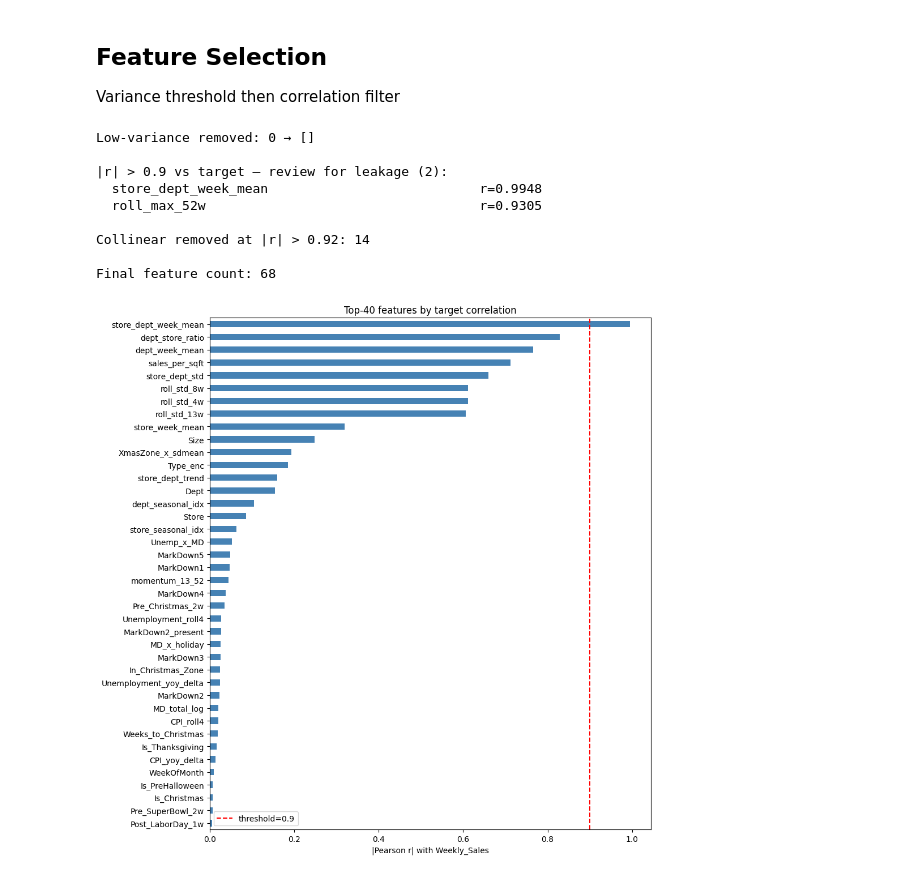
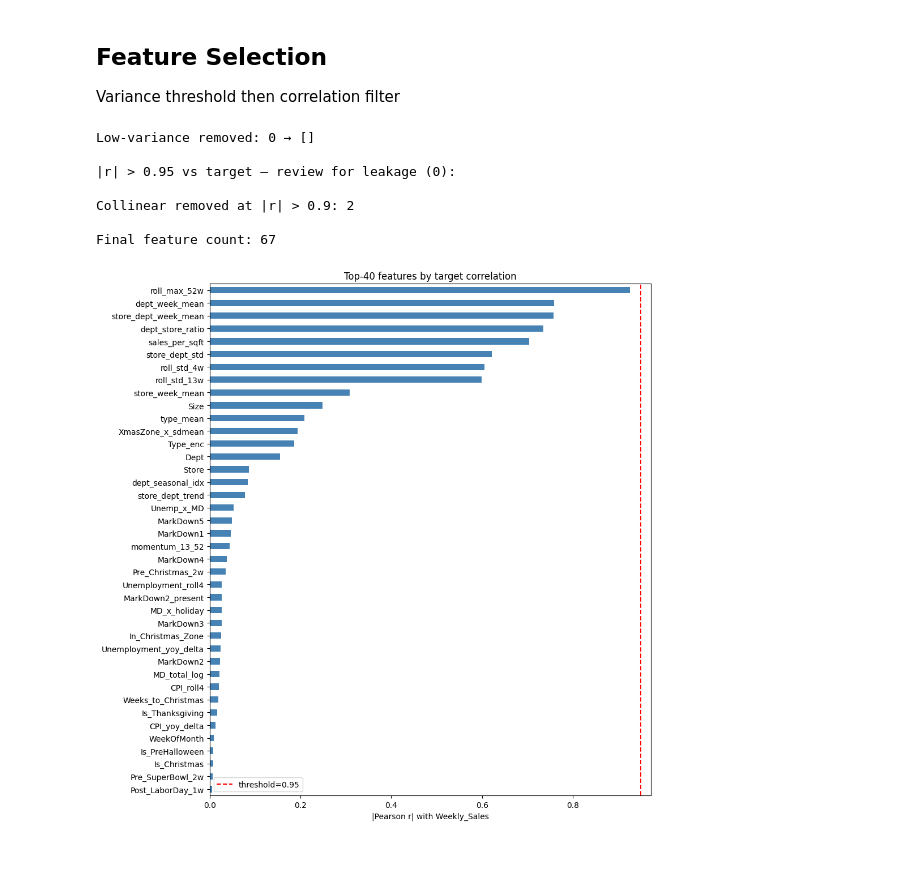
Before and after one commit to nikaduri/ml-store-sales-forecasting, a Jupyter notebook: feature-engineering.ipynb, the cells around one changed output. Cells and saved outputs as stored; diff of their text form; code cells hidden in the pictures.

```diff
--- a/feature-engineering.ipynb
+++ b/feature-engineering.ipynb
@@ -434,22 +441,22 @@ Seasonal profile done.
 # %% [markdown]
 ## Trend Features
 # %%
-def compute_slope(series):
-    y = series.dropna().values
-    if len(y) < 3:
-        return 0.0
-    x = np.arange(len(y), dtype=float)
-    xm, ym = x.mean(), y.mean()
-    num = ((x - xm) * (y - ym)).sum()
-    den = ((x - xm) ** 2).sum()
-    return num / den if den != 0 else 0.0
+def rolling_slope(series, window=52):
+    # Compute slope on a rolling window using pandas
+    def slope(y):
+        if len(y) < 3: return 0.0
+        x = np.arange(len(y), dtype=float)
+        xm, ym = x.mean(), y.mean()
+        den = ((x - xm) ** 2).sum()
+        if den == 0: return 0.0
+        return ((x - xm) * (y - ym)).sum() / den
 
-slope_map = (
-    tr_df.groupby(['Store','Dept'])['Weekly_Sales']
-    .apply(compute_slope)
-    .rename('store_dept_trend')
-)
-df = df.join(slope_map, on=['Store','Dept'])
+    return series.rolling(window, min_periods=3).apply(slope, raw=True)
+
+# Compute shifted rolling trend per store/dept
+df['store_dept_trend'] = df.groupby(['Store', 'Dept'])['Weekly_Sales'].transform(lambda x: rolling_slope(x.shift(1)))
+# Fill initial NaNs with 0 (no trend)
+df['store_dept_trend'] = df['store_dept_trend'].fillna(0.0)
 df['store_dept_trend_norm'] = df['store_dept_trend'] / (df['store_dept_mean'] + 1e-8)
 
 print("Trend features done.")
@@ -579,10 +586,12 @@ lag_roll_cols = [c for c in FILL_COLS
                  if c.startswith('lag_') or c.startswith('roll_') or 'yoy' in c or 'momentum' in c]
 
 for col in lag_roll_cols:
-    series_median = df.groupby(['Store','Dept'])[col].transform('median')
-    df[col] = df[col].fillna(series_median)
-    global_med = df.loc[tr_mask, col].median()
-    df[col] = df[col].fillna(global_med if not pd.isna(global_med) else 0)
+    # 1. Forward-fill lags per Store/Dept to prevent test set collapse (naive forecast)
+    df[col] = df.groupby(['Store', 'Dept'])[col].transform(lambda x: x.fillna(method='ffill'))
+
+    # 2. Global fallback using ONLY training mask
+    global_tr_med = df.loc[tr_mask, col].median()
+    df[col] = df[col].fillna(global_tr_med if not pd.isna(global_tr_med) else 0)
 
 for col in [c for c in FILL_COLS if c not in lag_roll_cols]:
     med = df.loc[tr_mask, col].median()
@@ -639,43 +648,41 @@ corr_with_target = (
     .abs()
     .sort_values(ascending=False)
 )
-TARGET_CORR_THRESHOLD = 0.90
+TARGET_CORR_THRESHOLD = 0.95
 high_target_corr = corr_with_target[corr_with_target > TARGET_CORR_THRESHOLD].index.tolist()
 print(f"\n|r| > {TARGET_CORR_THRESHOLD} vs target — review for leakage ({len(high_target_corr)}):")
 for f in high_target_corr:
     print(f"  {f:45s}  r={corr_with_target[f]:.4f}")
 
 LEAKY_HIGH_CORR = []
 FEATURES = [f for f in FEATURES if f not in LEAKY_HIGH_CORR]
 
-FINAL_CORR_THRESHOLD = 0.92
+FINAL_CORR_THRESHOLD = 0.90
 sample_sel = df.loc[tr_mask, FEATURES].sample(n=min(20_000, tr_mask.sum()), random_state=0).fillna(0)
 corr_mat = sample_sel.corr().abs()
 upper_sel = corr_mat.where(np.triu(np.ones(corr_mat.shape), k=1).astype(bool))
 to_drop_sel = {p for col in upper_sel.columns for p in upper_sel.index[upper_sel[col] > FINAL_CORR_THRESHOLD]}
 print(f"\nCollinear removed at |r| > {FINAL_CORR_THRESHOLD}: {len(to_drop_sel)}")
 FEATURES = [f for f in FEATURES if f not in to_drop_sel]
 print(f"\nFinal feature count: {len(FEATURES)}")
 
 fig, ax = plt.subplots(figsize=(10, 10))
 corr_with_target[FEATURES].sort_values().tail(40).plot.barh(ax=ax, color='steelblue')
 ax.set_xlabel('|Pearson r| with Weekly_Sales')
 ax.set_title('Top-40 features by target correlation')
 ax.axvline(TARGET_CORR_THRESHOLD, color='red', linestyle='--', label=f'threshold={TARGET_CORR_THRESHOLD}')
 ax.legend()
 plt.tight_layout()
 plt.show()
 # %% [output]
 Low-variance removed: 0 → []
 
-|r| > 0.9 vs target — review for leakage (2):
-  store_dept_week_mean                           r=0.9948
-  roll_max_52w                                   r=0.9305
+|r| > 0.95 vs target — review for leakage (0):
 
-Collinear removed at |r| > 0.92: 14
+Collinear removed at |r| > 0.9: 2
 
-Final feature count: 68
+Final feature count: 67
-[figure, old version]
+[figure, new version]
 # %%
 X_tr   = df.loc[tr_mask,  FEATURES]
 y_tr   = df.loc[tr_mask,  'Weekly_Sales']
```
Also changed, not shown: parts of 6 cells of this notebook, 4 other files.
